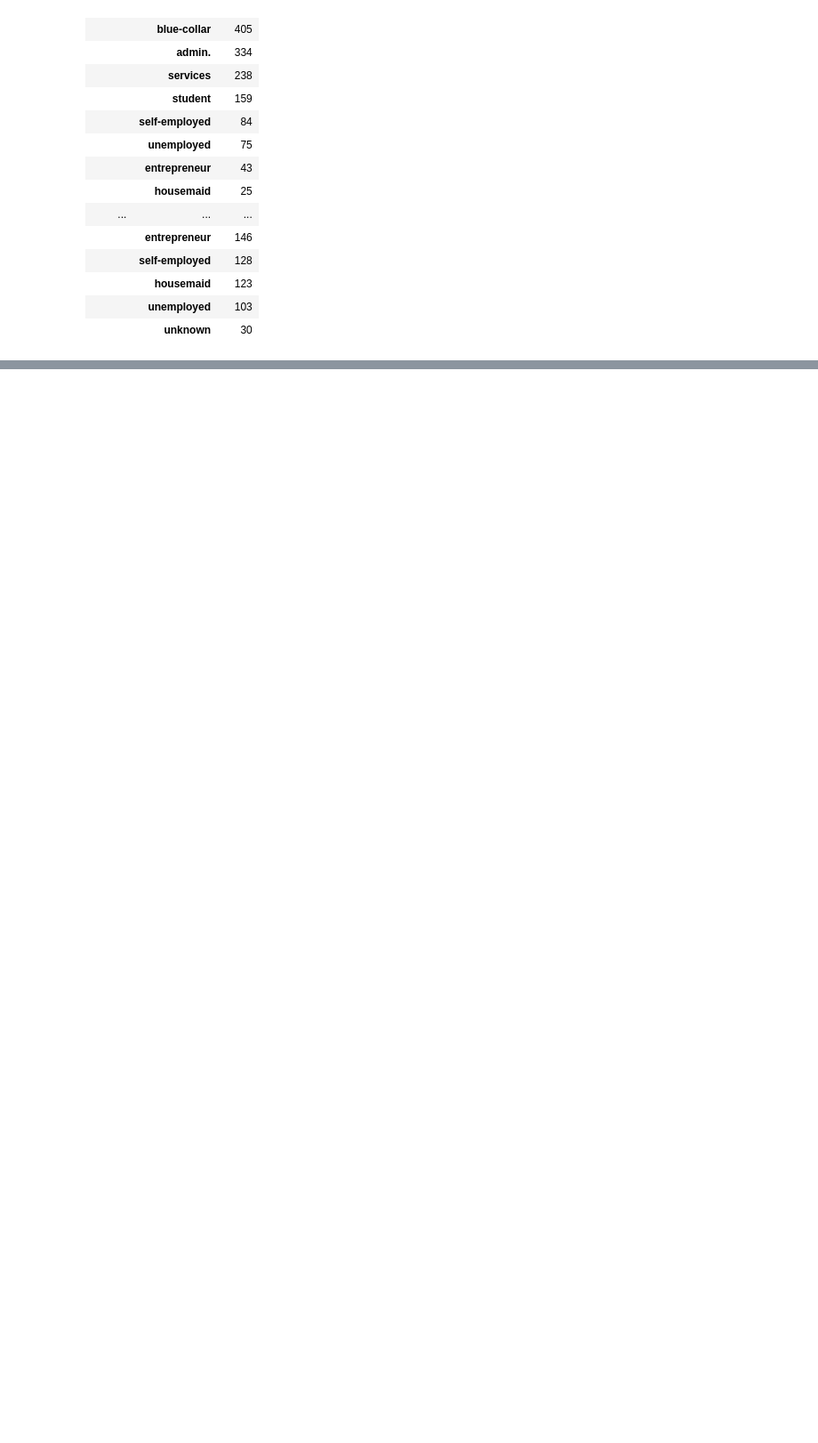
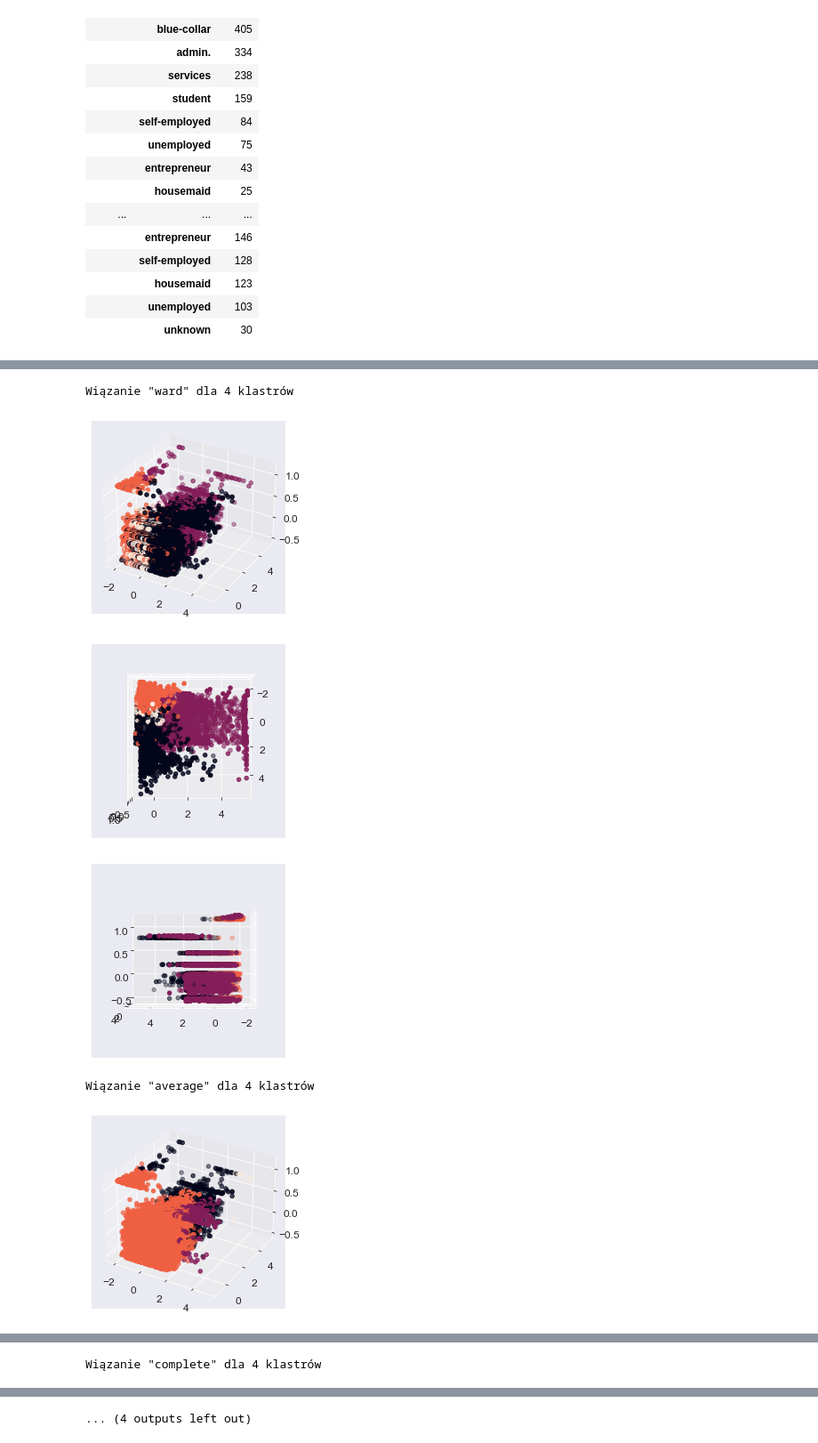
Before and after one commit to MajshiJD/ML_proj2, a Jupyter notebook: models/Agglomerative_clustering.ipynb, the cells around one changed output, grey strips where cells are left out. Shown at 89% size. Cells and saved outputs as stored; diff of their text form; code cells hidden in the pictures; blank space fills up the shorter version.

```diff
--- a/models/Agglomerative_clustering.ipynb
+++ b/models/Agglomerative_clustering.ipynb
@@ -552,0 +549,3 @@ Nie obserwujemy istotnej różnicy - otrzymaliśmy podobne parametry dla zdefini
+# %%
+df_wo_PCA = pd.read_csv("../preprocessed_data/preprocessed_train.csv")
+df_wo_PCA.shape
@@ -552,0 +558,11 @@ Nie obserwujemy istotnej różnicy - otrzymaliśmy podobne parametry dla zdefini
+# %%
+for linkage in {'ward', 'complete', 'average', 'single'}:
+    print(f'Wiązanie "{linkage}" dla 4 klastrów')
+    plot_clusters(df_wo_PCA, AgglomerativeClustering(n_clusters=4, linkage=linkage), True)
+# %% [output]
+Wiązanie "ward" dla 4 klastrów
+[figure, added]
+[figure, added]
+[figure, added]
+Wiązanie "average" dla 4 klastrów
+[figure, added]
@@ -552,0 +571 @@ Nie obserwujemy istotnej różnicy - otrzymaliśmy podobne parametry dla zdefini
+Wiązanie "complete" dla 4 klastrów
@@ -552,0 +575 @@ Nie obserwujemy istotnej różnicy - otrzymaliśmy podobne parametry dla zdefini
+... (4 outputs left out)
```
Also changed, not shown: parts of 29 cells of this notebook.
